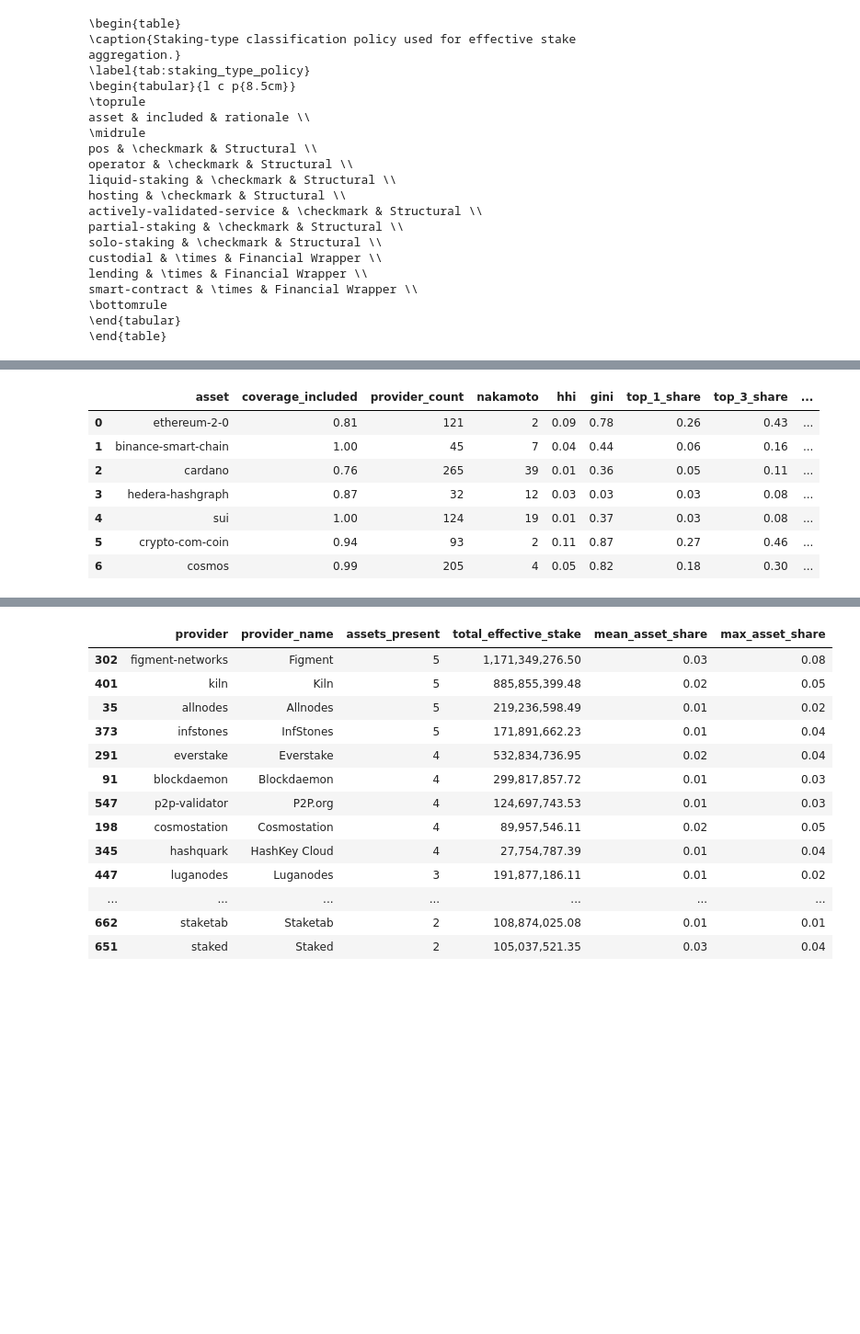
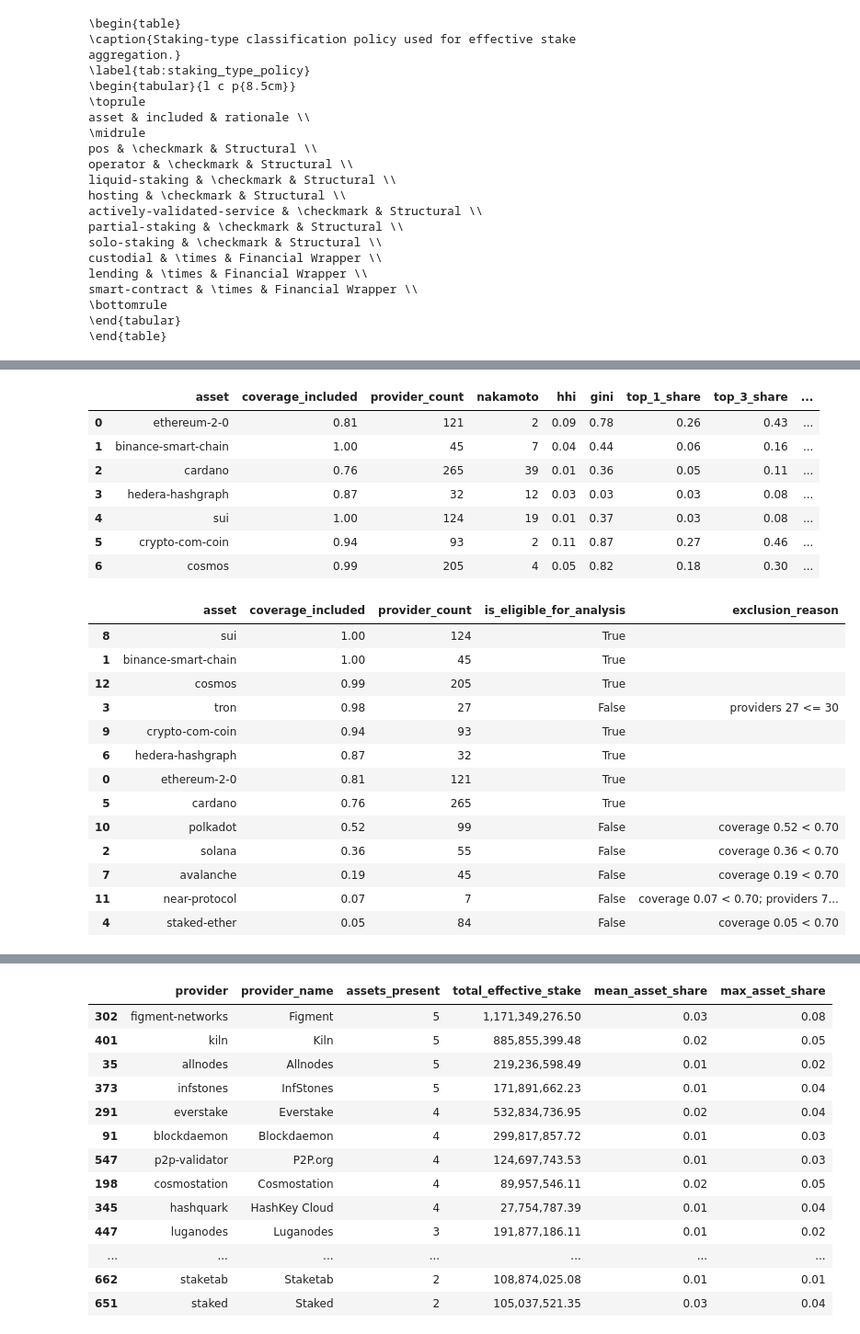
Before and after one commit to schwmi/StakingProviderConcentrationAnalysis, a Jupyter notebook: StakingRewardsAnalysis.ipynb, the cells around one changed output, grey strips where cells are left out. Shown at 92% size. Cells and saved outputs as stored; diff of their text form; code cells hidden in the pictures; blank space fills up the shorter version.

```diff
--- a/StakingRewardsAnalysis.ipynb
+++ b/StakingRewardsAnalysis.ipynb
@@ -798,6 +796,7 @@ def calculate_gini_from_values(
 # %%
 ## Create table with metrics of the asset classes
 rows = []
+candidate_log = []
 provider_asset_rows = []
 lorenz_inputs = {}
 
@@ -865,12 +864,19 @@ def collapse_providers_max(per_type_rows):
 
 
 for asset in filtered_df["asset"]:
-    resp = client.get_provider_stake_shares(
-        asset_slug=asset,
-        limit=300,
-        is_active=True,
-        include_reward_rate=True,
-    )
+    # Skip any asset whose staking data is not in the committed cache, so the
+    # notebook can be re-run fully offline. Only non-eligible assets can be
+    # affected here; the eligible assets used in the results are all cached.
+    try:
+        resp = client.get_provider_stake_shares(
+            asset_slug=asset,
+            limit=300,
+            is_active=True,
+            include_reward_rate=True,
+        )
+    except Exception as e:
+        print(f"Skipping {asset}: staking data not available offline ({e})")
+        continue
 
     providers = resp.get("providers", [])
     if not providers:
@@ -954,30 +960,77 @@ for asset in filtered_df["asset"]:
         #            RESIDUAL_SPLIT_FOR_METRICS,
         #            RESIDUAL_MIN_TOKEN_AMOUNT)
         #print(asset)
         #display(table.head(15))
 
+    # Audit log: record EVERY candidate asset (including the excluded ones) with
+    # the reason it is or isn't used, so exclusions are documented instead of
+    # being silently dropped. This log is separate from `rows` and does not feed
+    # into the analysis dataframe or any figure below.
+    #
+    # Notable exclusion: Solana. StakingRewards tracks only ~36% of the total
+    # staked SOL (coverage well below the 0.70 threshold), even though it has
+    # enough providers (>30). We therefore cannot compute reliable concentration
+    # metrics for it from this data source. The same coverage problem applies to
+    # other chains with many independent validators (e.g. Polkadot, Avalanche).
+    if coverage_included > 0.70 and provider_count > 30:
+        _exclusion_reason = ""
+    else:
+        _reasons = []
+        if coverage_included <= 0.70:
+            _reasons.append(f"coverage {coverage_included:.2f} < 0.70")
+        if provider_count <= 30:
+            _reasons.append(f"providers {provider_count} <= 30")
+        _exclusion_reason = "; ".join(_reasons)
+    candidate_log.append({
+        "asset": asset,
+        "coverage_included": coverage_included,
+        "provider_count": provider_count,
+        "is_eligible_for_analysis": is_eligible,
+        "exclusion_reason": _exclusion_reason,
+    })
+
     if coverage_included > 0.7 and provider_count >= 30:
         rows.append({
             "asset": asset,
             "coverage_included": coverage_included,
             "provider_count": provider_count,
             "nakamoto": nakamoto,
             "hhi": hhi,
             "gini": gini,
             "top_1_share": topk.get("top_k", {}).get("1"),
             "top_3_share": topk.get("top_k", {}).get("3"),
             "top_5_share": topk.get("top_k", {}).get("5"),
             "is_eligible_for_analysis": is_eligible,
         })
 
 df = pd.DataFrame(rows)
 display(df)
+
+# Full audit table of all candidate assets and why each was kept or excluded.
+candidate_overview = pd.DataFrame(candidate_log).sort_values(
+    "coverage_included", ascending=False
+)
+display(candidate_overview)
 # %% [output]
 |  | asset | coverage_included | provider_count | nakamoto | hhi | gini | top_1_share | top_3_share | ... |
 | 0 | ethereum-2-0 | 0.81 | 121 | 2 | 0.09 | 0.78 | 0.26 | 0.43 | ... |
 | 1 | binance-smart-chain | 1.00 | 45 | 7 | 0.04 | 0.44 | 0.06 | 0.16 | ... |
 | 2 | cardano | 0.76 | 265 | 39 | 0.01 | 0.36 | 0.05 | 0.11 | ... |
 | 3 | hedera-hashgraph | 0.87 | 32 | 12 | 0.03 | 0.03 | 0.03 | 0.08 | ... |
 | 4 | sui | 1.00 | 124 | 19 | 0.01 | 0.37 | 0.03 | 0.08 | ... |
 | 5 | crypto-com-coin | 0.94 | 93 | 2 | 0.11 | 0.87 | 0.27 | 0.46 | ... |
 | 6 | cosmos | 0.99 | 205 | 4 | 0.05 | 0.82 | 0.18 | 0.30 | ... |
+|  | asset | coverage_included | provider_count | is_eligible_for_analysis | exclusion_reason |
+| 8 | sui | 1.00 | 124 | True |  |
+| 1 | binance-smart-chain | 1.00 | 45 | True |  |
+| 12 | cosmos | 0.99 | 205 | True |  |
+| 3 | tron | 0.98 | 27 | False | providers 27 <= 30 |
+| 9 | crypto-com-coin | 0.94 | 93 | True |  |
+| 6 | hedera-hashgraph | 0.87 | 32 | True |  |
+| 0 | ethereum-2-0 | 0.81 | 121 | True |  |
+| 5 | cardano | 0.76 | 265 | True |  |
+| 10 | polkadot | 0.52 | 99 | False | coverage 0.52 < 0.70 |
+| 2 | solana | 0.36 | 55 | False | coverage 0.36 < 0.70 |
+| 7 | avalanche | 0.19 | 45 | False | coverage 0.19 < 0.70 |
+| 11 | near-protocol | 0.07 | 7 | False | coverage 0.07 < 0.70; providers 7... |
+| 4 | staked-ether | 0.05 | 84 | False | coverage 0.05 < 0.70 |
```
Also changed, not shown: parts of 9 cells of this notebook, 5 other files.
